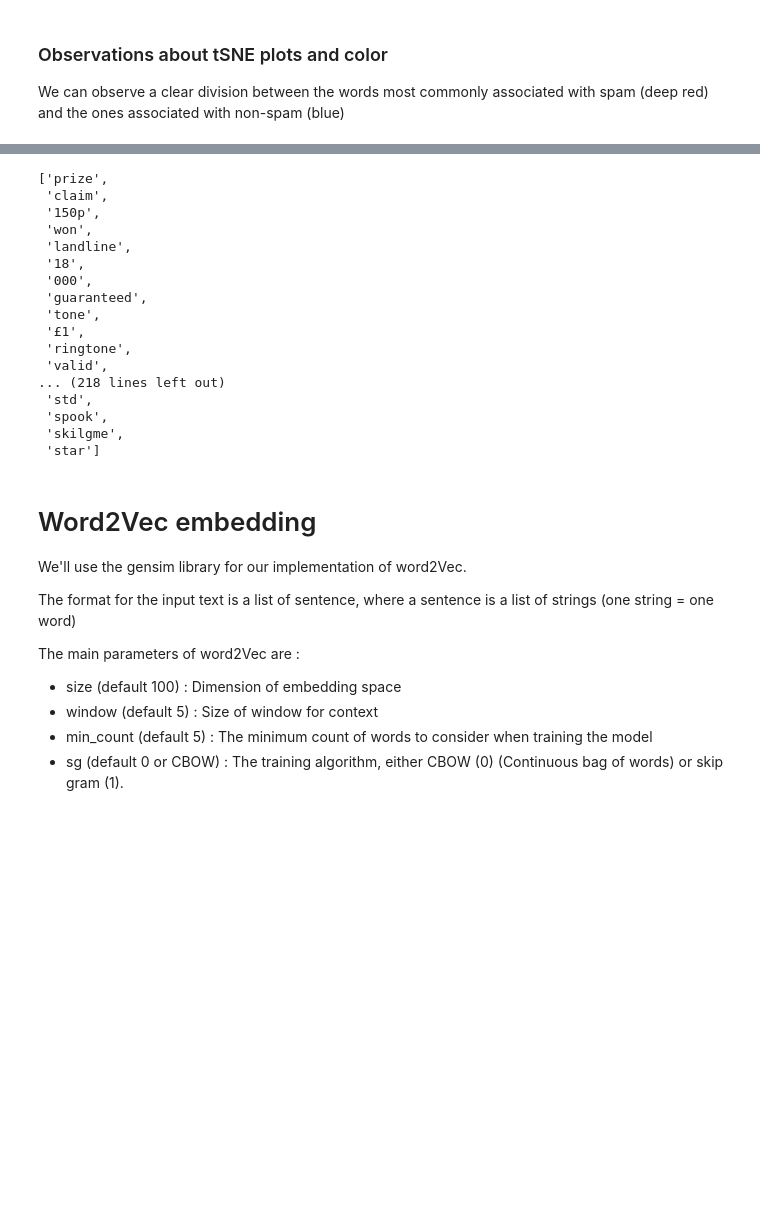
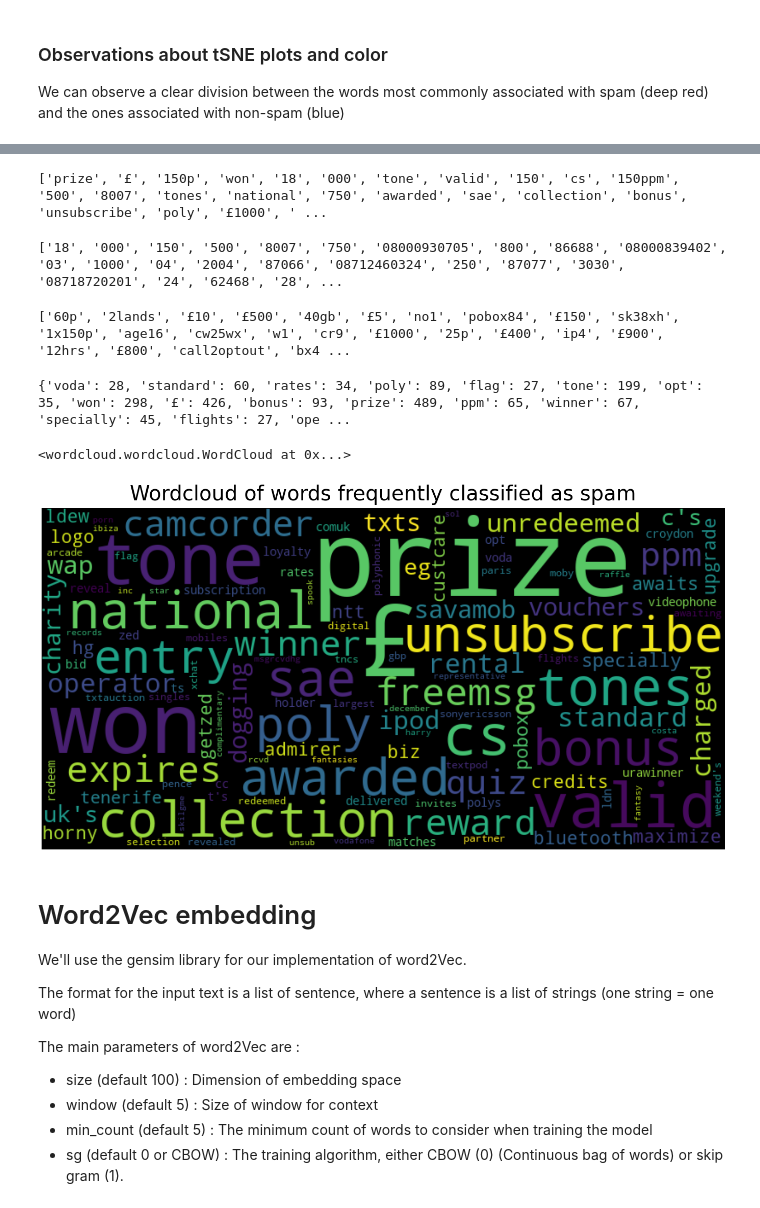
Before and after one commit to ThinhNguyendai/SMSSpamDetection, a Jupyter notebook: SpamClassifiers.ipynb, the cells around one changed output, grey strips where cells are left out. Drawn from its saved outputs; the diff is of its cells as text; code cells hidden in the pictures; blank space fills up the shorter version.

```diff
--- a/SpamClassifiers.ipynb
+++ b/SpamClassifiers.ipynb
@@ -404,23 +424,53 @@ We can observe a clear division between the words most commonly associated with
 # %%
-[w for w,v in word_index.items() if v < vocab_size and word_color[v] >= 0.9999] #Strongly associated with spam
+#Words that are strongly associated with spam
+spam_words = [w for w,v in word_index.items() if v < vocab_size and word_color[v] >= 0.9999]
+print(spam_words)
 # %% [output]
-['prize',
- 'claim',
- '150p',
- 'won',
- 'landline',
- '18',
- '000',
- 'guaranteed',
- 'tone',
- '£1',
- 'ringtone',
- 'valid',
-... (218 lines left out)
- 'std',
- 'spook',
- 'skilgme',
- 'star']
+['prize', '£', '150p', 'won', '18', '000', 'tone', 'valid', '150', 'cs', '150ppm', '500', '8007', 'tones', 'national', '750', 'awarded', 'sae', 'collection', 'bonus', 'unsubscribe', 'poly', '£1000', ' ...
+# %%
+spam_words_numbers = [w for w in spam_words if w.isdecimal()]
+spam_words = list(set(spam_words) - set(spam_words_numbers))
+print(spam_words_numbers)
+# Phone numbers
+# %% [output]
+['18', '000', '150', '500', '8007', '750', '08000930705', '800', '86688', '08000839402', '03', '1000', '04', '2004', '87066', '08712460324', '250', '87077', '3030', '08718720201', '24', '62468', '28', ...
+# %%
+def num_there(s):
+    return any(i.isdigit() for i in s) #Checks if string contains a number or not
+spam_words_containnum = [w for w in spam_words if num_there(w)]
+spam_words = list(set(spam_words) - set(spam_words_containnum))
+print(spam_words_containnum)
+# Money mostly
+# %% [output]
+['60p', '2lands', '£10', '£500', '40gb', '£5', 'no1', 'pobox84', '£150', 'sk38xh', '1x150p', 'age16', 'cw25wx', 'w1', 'cr9', '£1000', '25p', '£400', 'ip4', '£900', '12hrs', '£800', 'call2optout', 'bx4 ...
+# %%
+dict_spam_words = {}
+for key, value in tokenizer.word_counts.items():
+    if key in spam_words:
+        dict_spam_words[key] = value
+
+print(dict_spam_words)
+# %% [output]
+{'voda': 28, 'standard': 60, 'rates': 34, 'poly': 89, 'flag': 27, 'tone': 199, 'opt': 35, 'won': 298, '£': 426, 'bonus': 93, 'prize': 489, 'ppm': 65, 'winner': 67, 'specially': 45, 'flights': 27, 'ope ...
+# %%
+wordcloud = WordCloud(background_color='black',
+                    max_words = 200,
+                    max_font_size = 125,
+                    random_state = 42,
+                    width=800,
+                    height=400)
+wordcloud.fit_words(dict_spam_words)
+# %% [output]
+<wordcloud.wordcloud.WordCloud at 0x...>
+# %%
+# Display the generated image:
+plt.figure(figsize=(24,16))
+plt.imshow(wordcloud, interpolation='bilinear')
+plt.axis("off")
+plt.title("Wordcloud of words frequently classified as spam", fontdict={'size': 40, 'verticalalignment': 'bottom'})
+plt.show()
+# %% [output]
+[figure, added]
 # %% [markdown]
 # Word2Vec embedding
 We'll use the gensim library for our implementation of word2Vec.
```
Also changed, not shown: parts of 23 cells of this notebook.
